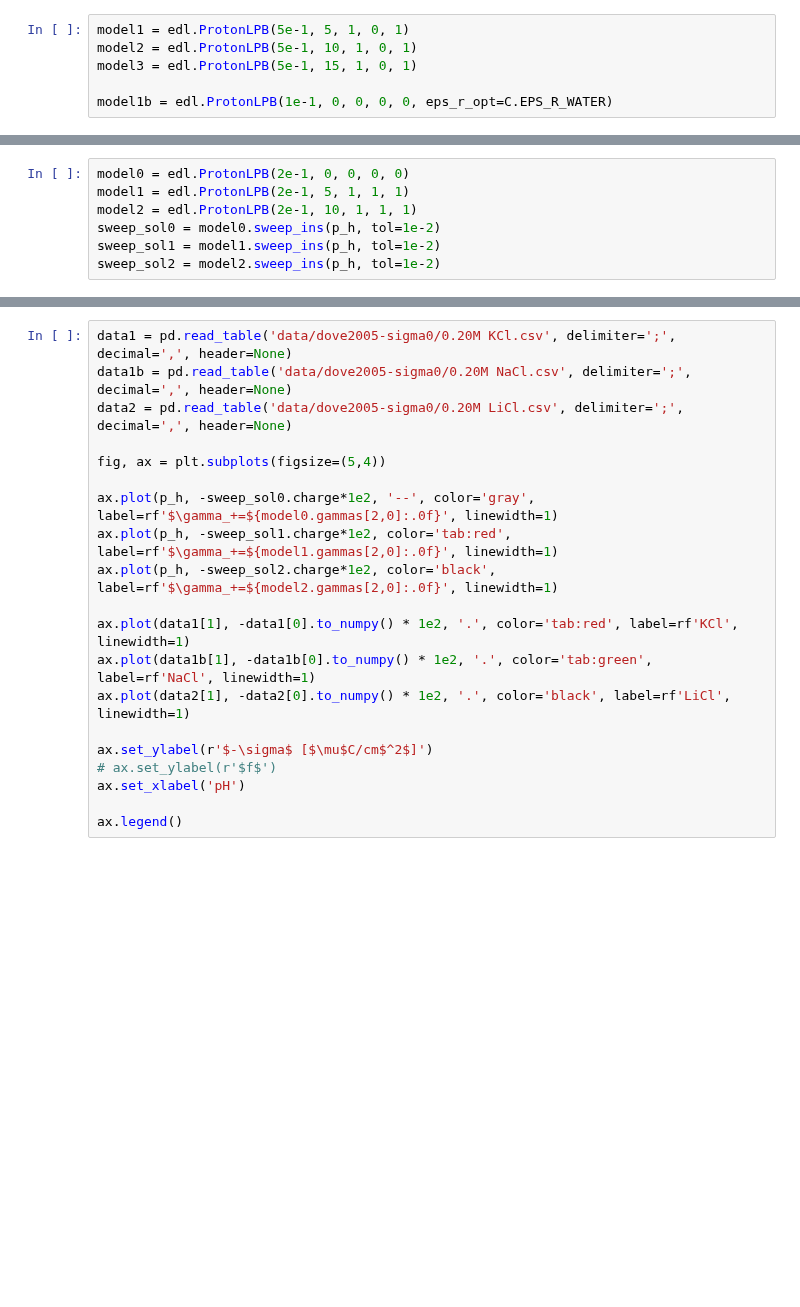
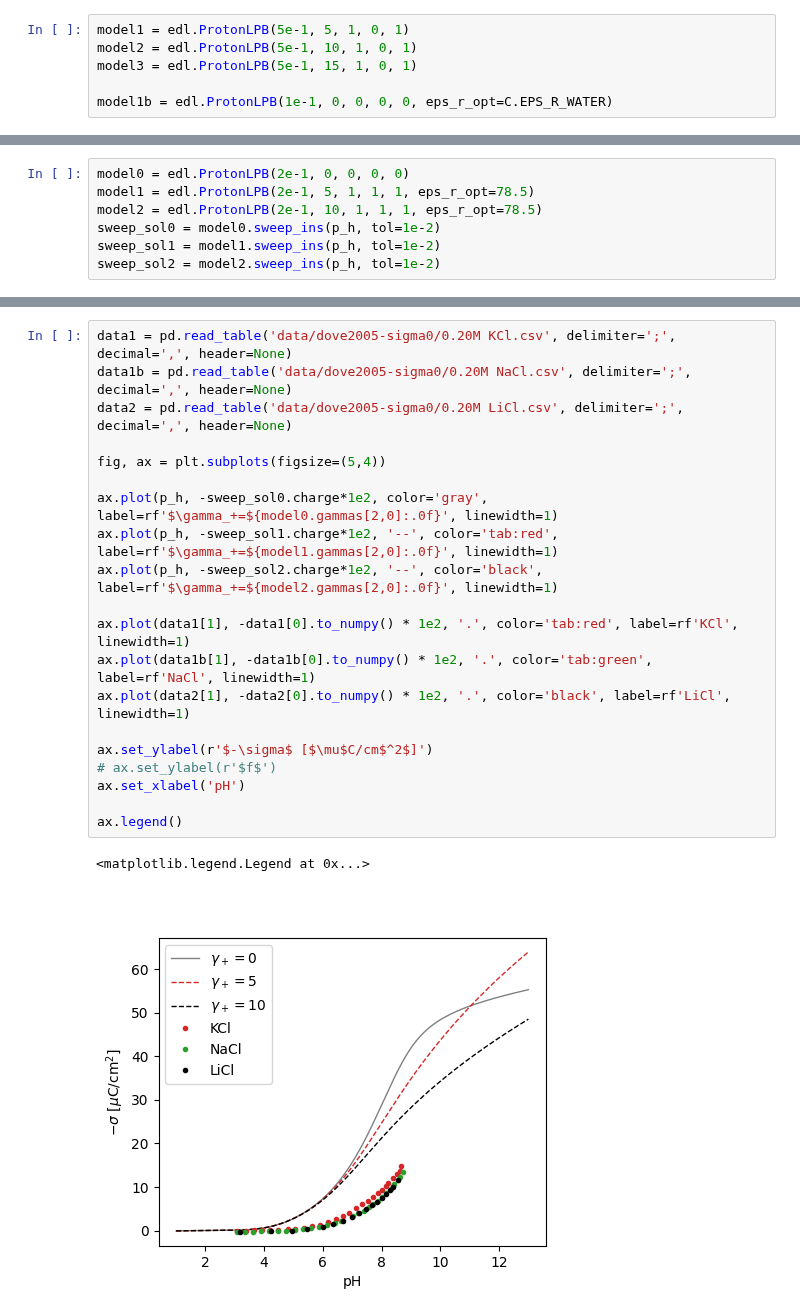
Before and after one commit to lucasdekam/frumkin, a Jupyter notebook: data-insulator.ipynb, the cells around one changed output, grey strips where cells are left out. Saved outputs shown, nothing was run; the diff lists cells and outputs as text; blank space fills up the shorter version.

```diff
--- a/data-insulator.ipynb
+++ b/data-insulator.ipynb
@@ -100,7 +125,7 @@ plt.tight_layout()
 # %%
 model0 = edl.ProtonLPB(2e-1, 0, 0, 0, 0)
-model1 = edl.ProtonLPB(2e-1, 5, 1, 1, 1)
-model2 = edl.ProtonLPB(2e-1, 10, 1, 1, 1)
+model1 = edl.ProtonLPB(2e-1, 5, 1, 1, 1, eps_r_opt=78.5)
+model2 = edl.ProtonLPB(2e-1, 10, 1, 1, 1, eps_r_opt=78.5)
 sweep_sol0 = model0.sweep_ins(p_h, tol=1e-2)
 sweep_sol1 = model1.sweep_ins(p_h, tol=1e-2)
 sweep_sol2 = model2.sweep_ins(p_h, tol=1e-2)
@@ -107,20 +139,23 @@ sweep_sol2 = model2.sweep_ins(p_h, tol=1e-2)
 # %%
 data1 = pd.read_table('data/dove2005-sigma0/0.20M KCl.csv', delimiter=';', decimal=',', header=None)
 data1b = pd.read_table('data/dove2005-sigma0/0.20M NaCl.csv', delimiter=';', decimal=',', header=None)
 data2 = pd.read_table('data/dove2005-sigma0/0.20M LiCl.csv', delimiter=';', decimal=',', header=None)
 
 fig, ax = plt.subplots(figsize=(5,4))
 
-ax.plot(p_h, -sweep_sol0.charge*1e2, '--', color='gray', label=rf'$\gamma_+=${model0.gammas[2,0]:.0f}', linewidth=1)
-ax.plot(p_h, -sweep_sol1.charge*1e2, color='tab:red', label=rf'$\gamma_+=${model1.gammas[2,0]:.0f}', linewidth=1)
-ax.plot(p_h, -sweep_sol2.charge*1e2, color='black', label=rf'$\gamma_+=${model2.gammas[2,0]:.0f}', linewidth=1)
+ax.plot(p_h, -sweep_sol0.charge*1e2, color='gray', label=rf'$\gamma_+=${model0.gammas[2,0]:.0f}', linewidth=1)
+ax.plot(p_h, -sweep_sol1.charge*1e2, '--', color='tab:red', label=rf'$\gamma_+=${model1.gammas[2,0]:.0f}', linewidth=1)
+ax.plot(p_h, -sweep_sol2.charge*1e2, '--', color='black', label=rf'$\gamma_+=${model2.gammas[2,0]:.0f}', linewidth=1)
 
 ax.plot(data1[1], -data1[0].to_numpy() * 1e2, '.', color='tab:red', label=rf'KCl', linewidth=1)
 ax.plot(data1b[1], -data1b[0].to_numpy() * 1e2, '.', color='tab:green', label=rf'NaCl', linewidth=1)
 ax.plot(data2[1], -data2[0].to_numpy() * 1e2, '.', color='black', label=rf'LiCl', linewidth=1)
 
 ax.set_ylabel(r'$-\sigma$ [$\mu$C/cm$^2$]')
 # ax.set_ylabel(r'$f$')
 ax.set_xlabel('pH')
 
 ax.legend()
+# %% [output]
+<matplotlib.legend.Legend at 0x...>
+[figure, added]
```
Also changed, not shown: parts of 7 cells of this notebook, 2 other files.
